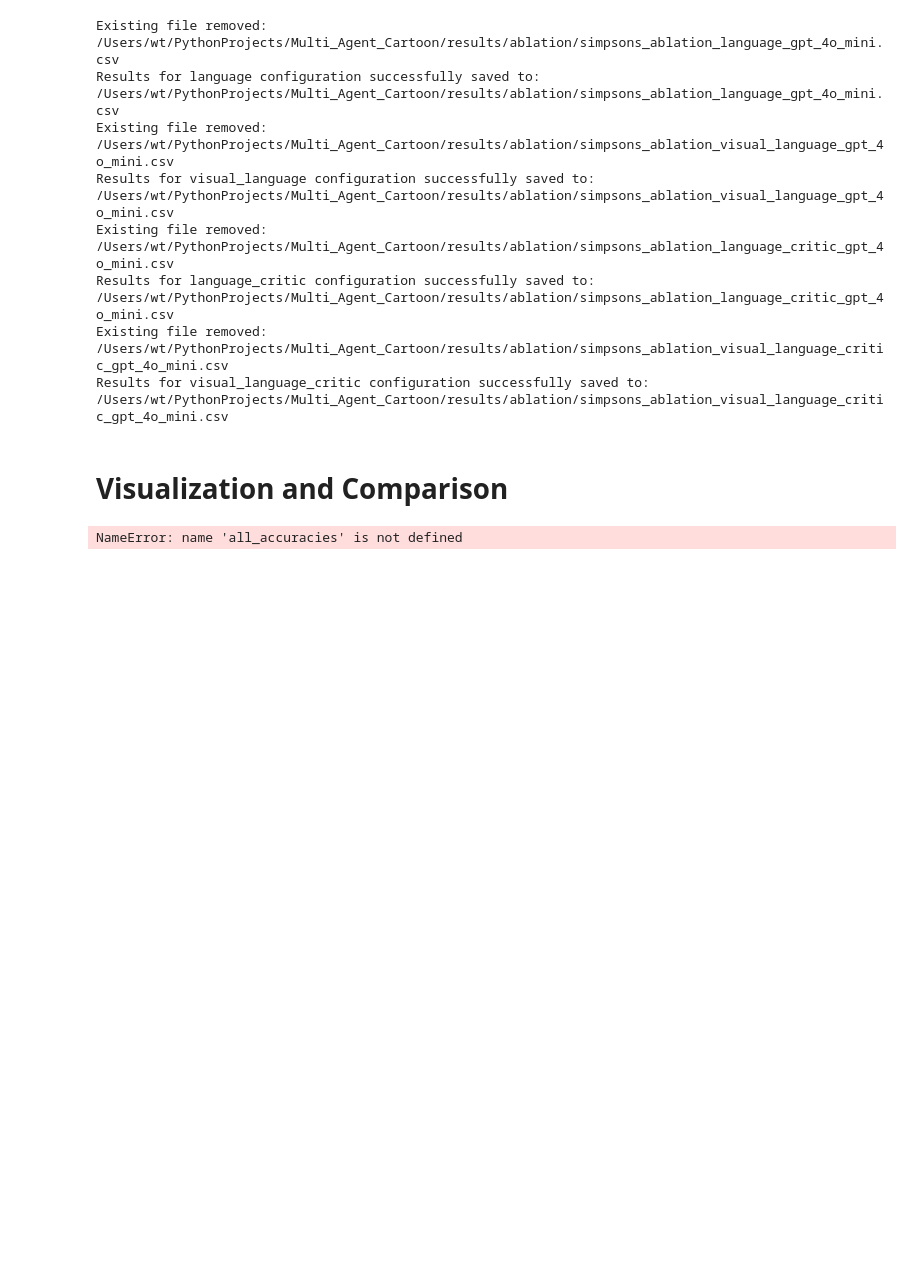
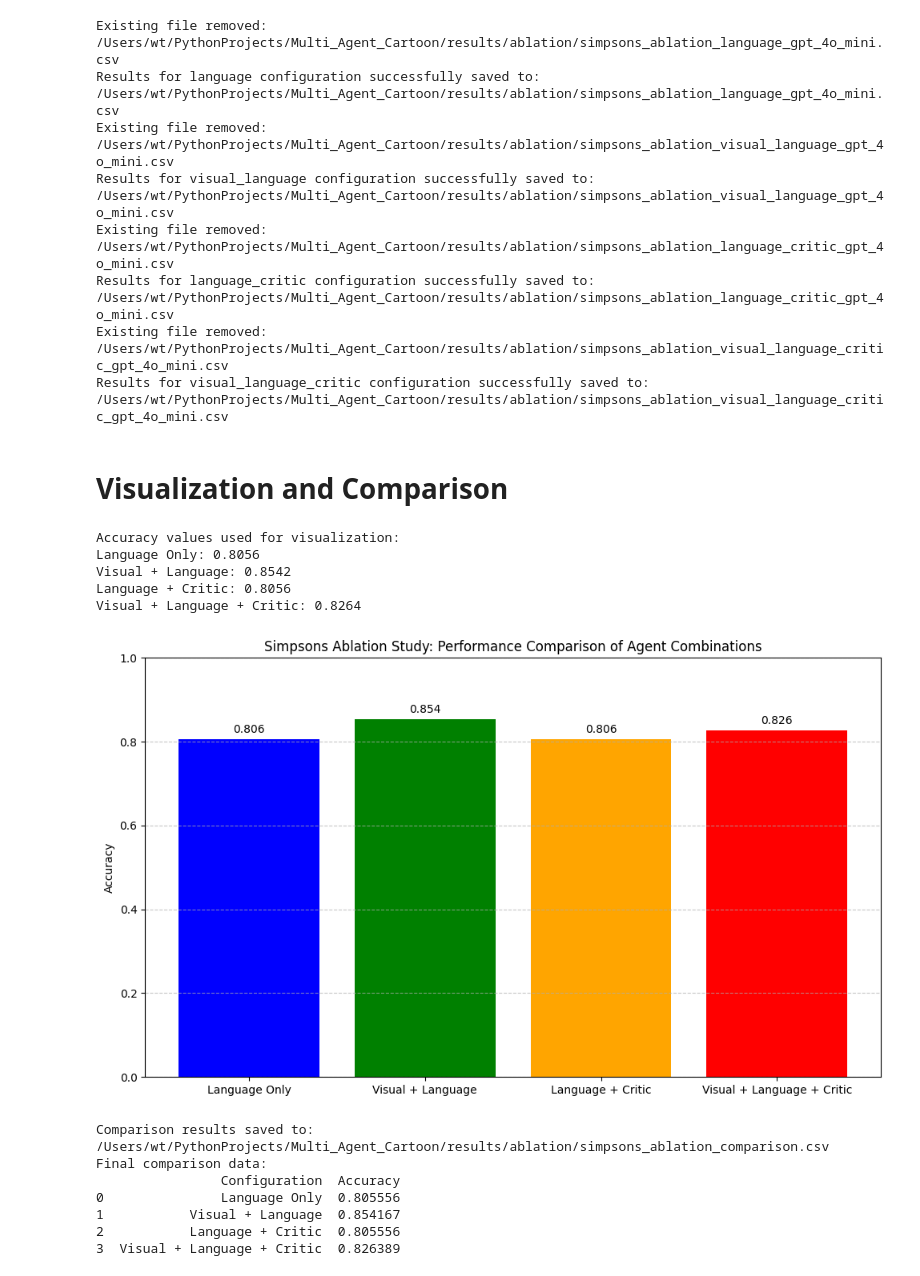
Before and after one commit to tongwu17/Multi_Agent_Cartoon, a Jupyter notebook: simpons_ablation_study.ipynb, the cells around one changed output. Cells and saved outputs as stored; diff of their text form; code cells hidden in the pictures; blank space fills up the shorter version.

Commit message:
fix visual agent and critic agent

```diff
--- a/simpons_ablation_study.ipynb
+++ b/simpons_ablation_study.ipynb
@@ -596,7 +662,7 @@ configurations = [
         'critic': False,
         'name': 'visual_language'
     },
-    # Language + Critic agent (renamed from critic agent)
+    # Language + Critic agent
     {
         'visual': False,
         'language': True,
@@ -669,7 +735,7 @@ def run_experiment(enable_visual, enable_language, enable_critic):
         accuracies = []
 
         # Load dataset
-        questions, annotations, question_id_to_answer, question_id_to_answer_type = load_dataset(annotation_path, question_path)
+        questions, annotations, question_id_to_answer, question_id_to_answer_type = get_fresh_dataset()
 
         if not questions:
             print("The 'questions' list is empty or not a list.")
@@ -729,14 +795,27 @@ def run_experiment(enable_visual, enable_language, enable_critic):
                         continue
                 # Step 3: Critic agent
                 elif ENABLE_CRITIC_AGENT:
+                    verbose = True
                     final_answer, changed = critic_agent(
                         question=question,
                         image_base64=image_base64,
                         initial_answer=initial_answer,
-                        visual_description=visual_description
-                    )
+                        visual_description=visual_description,
+                        verbose=verbose)
+
+                    # Track critic changes for analytics
+                    if 'critic_changes' not in locals():
+                        critic_changes = []
+
+                        critic_changes.append({
+                            'question_id': question_id,
+                            'question': question,
+                            'initial_answer': initial_answer,
+                            'final_answer': final_answer
+                        })
                 else:
                     final_answer = initial_answer
+                    changed = False
                 model_answer = final_answer if final_answer else initial_answer
 
                 # Calculate accuracy
@@ -1160,8 +1239,8 @@ if not all_accuracies and 'accuracies' in globals() and accuracies:
 results = {
     "Language Only": all_accuracies.get('language', 0),
     "Visual + Language": all_accuracies.get('visual_language', 0),
-    "Language + critic": all_accuracies.get('language_critic', 0),
-    "Visual + Language + critic": all_accuracies.get('visual_language_critic', 0)
+    "Language + Critic": all_accuracies.get('language_critic', 0),
+    "Visual + Language + Critic": all_accuracies.get('visual_language_critic', 0)
 }
 
 # Print the values we're using
@@ -1169,33 +1248,45 @@ print("\nAccuracy values used for visualization:")
 for config, accuracy in results.items():
     print(f"{config}: {accuracy:.4f}")
 
 # Create the visualization
 plt.figure(figsize=(10, 6))
 bars = plt.bar(results.keys(), results.values(), color=['blue', 'green', 'orange', 'red'])
 plt.ylim(0, 1.0)
 plt.ylabel('Accuracy')
-plt.title('Simpons Ablation Study: Performance Comparison of Agent Combinations')
+plt.title('Simpsons Ablation Study: Performance Comparison of Agent Combinations')
 
 for bar in bars:
     height = bar.get_height()
     plt.text(bar.get_x() + bar.get_width()/2., height + 0.01,
             f'{height:.3f}', ha='center', va='bottom')
 
 plt.grid(axis='y', linestyle='--', alpha=0.7)
 plt.tight_layout()
 plt.show()
 
 # Save the comparison results to CSV
 comparison_df = pd.DataFrame([results], index=['Accuracy']).T.reset_index()
 comparison_df.columns = ['Configuration', 'Accuracy']
-comparison_path = os.path.join(os.getcwd(), "results", "ablation", "simpons_ablation_comparison.csv")
+comparison_path = os.path.join(os.getcwd(), "results", "ablation", "simpsons_ablation_comparison.csv")
 
 # Create results directory if it doesn't exist
 os.makedirs(os.path.dirname(comparison_path), exist_ok=True)
 
 # Save the comparison file
 comparison_df.to_csv(comparison_path, index=False)
 print(f"\nComparison results saved to: {comparison_path}")
 print(f"Final comparison data:\n{comparison_df}")
 # %% [output]
-NameError: name 'all_accuracies' is not defined
+Accuracy values used for visualization:
+Language Only: 0.8056
+Visual + Language: 0.8542
+Language + Critic: 0.8056
+Visual + Language + Critic: 0.8264
+[figure, added]
+Comparison results saved to: /Users/wt/PythonProjects/Multi_Agent_Cartoon/results/ablation/simpsons_ablation_comparison.csv
+Final comparison data:
+                Configuration  Accuracy
+0               Language Only  0.805556
+1           Visual + Language  0.854167
+2           Language + Critic  0.805556
+3  Visual + Language + Critic  0.826389
```
Also changed, not shown: parts of 4 cells of this notebook, 23 other files.
